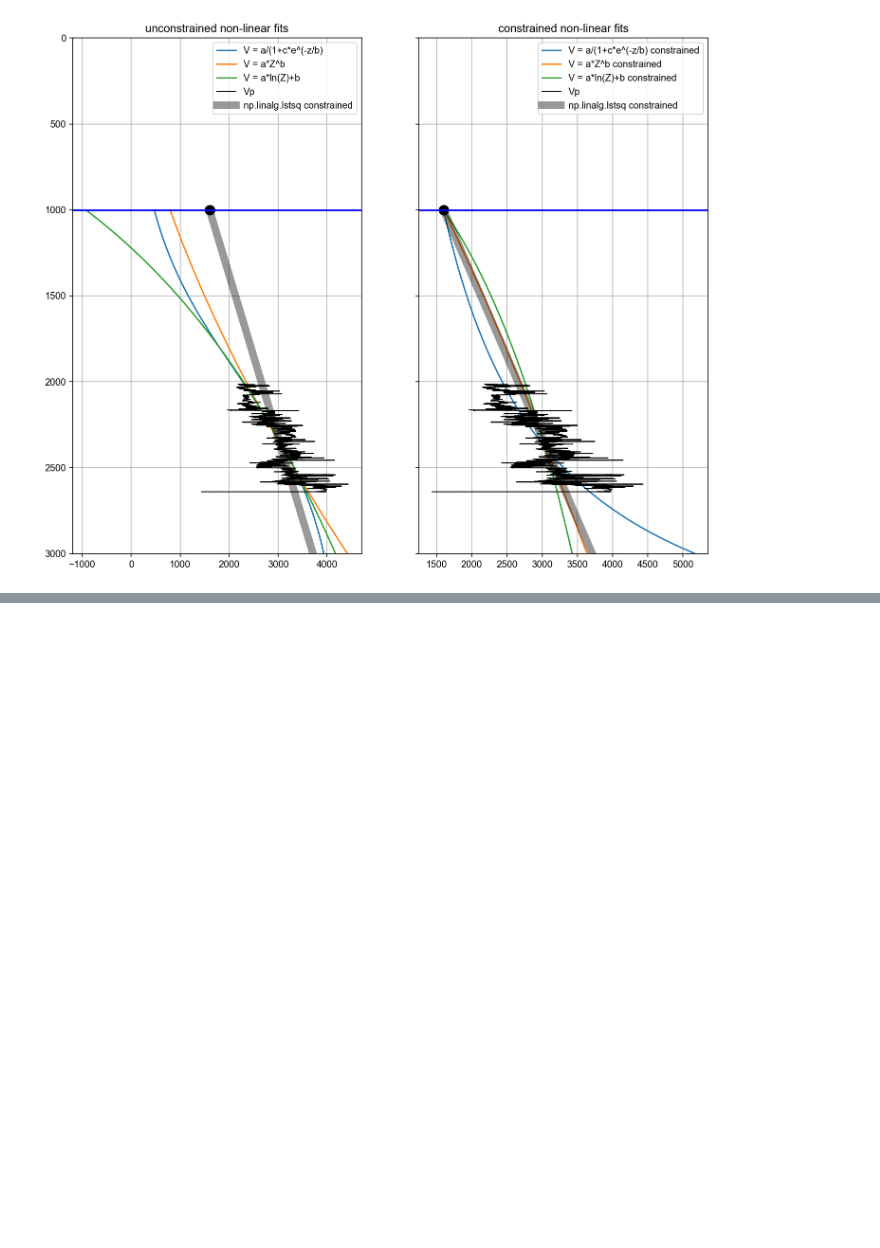
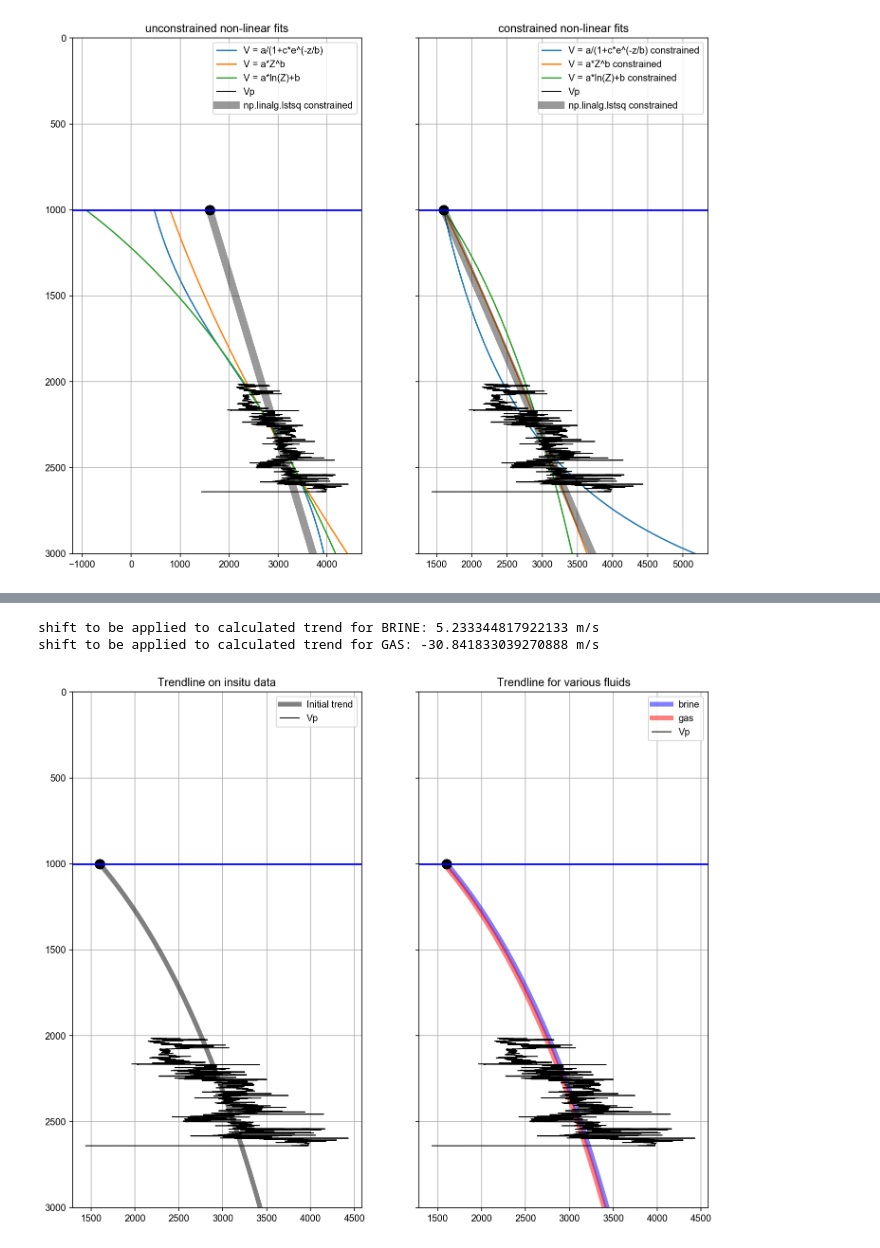
Before and after one commit to Kevin2599/geophysical_notes, a Jupyter notebook: fitting.ipynb, the cells around one changed output, grey strips where cells are left out. Drawn from its saved outputs; the diff is of its cells as text; code cells hidden in the pictures; blank space fills up the shorter version.

```diff
--- a/fitting.ipynb
+++ b/fitting.ipynb
@@ -36,7 +36,7 @@ An example on how to use it.
 
 Let's pretend that the water depth is 200m and that the velocity of the first meters of sediments is 1600 m/s. This pair of points will be our 'anchor'.
 # %%
-L=pd.read_csv('qsiwell2.csv')
+L=pd.read_csv('qsiwell2_frm.csv')
 
 vp=L.VP.values
 z=L.DEPTH.values
@@ -194,0 +204,32 @@ What I was doing before was to fit different functions to the FRM'd logs, and al
+# %%
+vpb_detrend=np.nanmean(vpb-vp) # I know, "detrend" is not the most appropriate name for a variable
+vpg_detrend=np.nanmean(vpg-vp)
+
+print('shift to be applied to calculated trend for BRINE: {} m/s'.format(vpb_detrend))
+print('shift to be applied to calculated trend for GAS: {} m/s'.format(vpg_detrend))
+
+#trend=trend2.copy()  # using the linear trend as starting trend
+trend=trendLc.copy() # using the non-linear logarithmic trend as starting trend
+trend_brine=trend+vpb_detrend
+trend_gas=trend+vpg_detrend
+# %% [output]
+shift to be applied to calculated trend for BRINE: 5.233344817922133 m/s
+shift to be applied to calculated trend for GAS: -30.841833039270888 m/s
+# %%
+f, ax = plt.subplots(nrows=1,ncols=2,sharey=True,figsize=(12,10))
+ax[0].plot(trend, zfit, 'k', lw=5, alpha=0.5, label='Initial trend')
+
+ax[1].plot(trend_brine, zfit, 'b', lw=5, alpha=0.5, label='brine')
+ax[1].plot(trend_gas, zfit, 'r', lw=5, alpha=0.5, label='gas')
+
+ax[0].set_title('Trendline on insitu data')
+ax[1].set_title('Trendline for various fluids')
+for aa in ax:
+    aa.plot(vp,z,'k',lw=1,label='Vp')
+    aa.plot(vp0,z0,'ko',ms=10)
+    aa.set_ylim(3000,0)
+    aa.axhline(y=z0, color='b')
+    aa.legend(fontsize='medium')
+    aa.grid()
+# %% [output]
+[figure, added]
```
Also changed, not shown: parts of 2 cells of this notebook, 4 other files.
